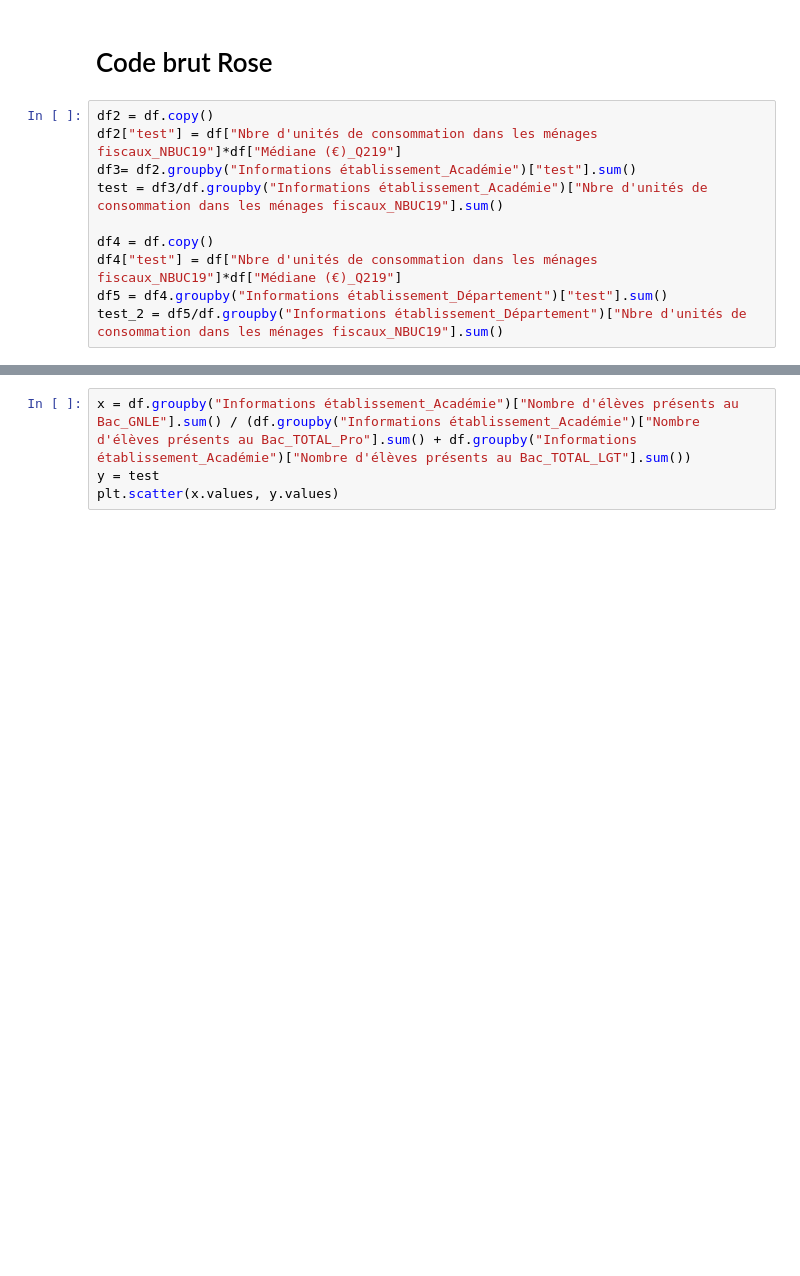
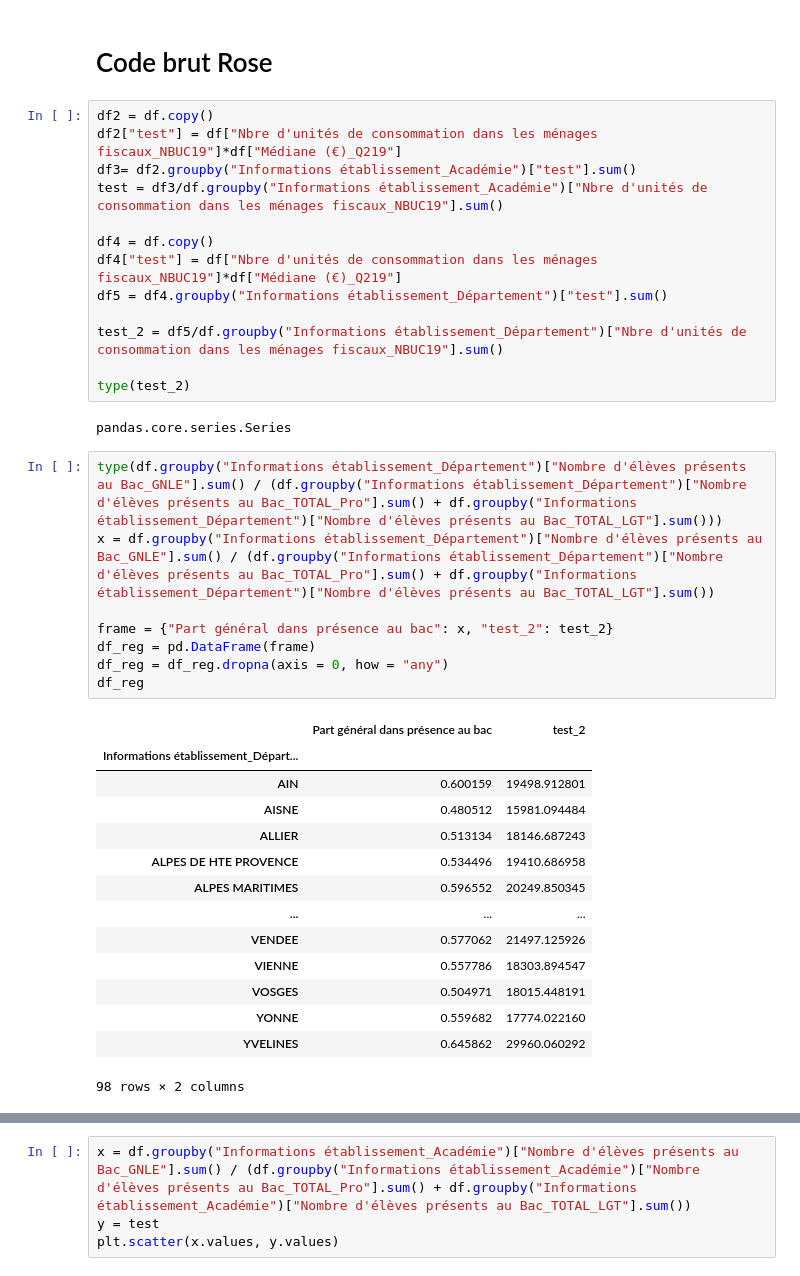
Before and after one commit to Acochepin/Python-2A---AC---JM---RS, a Jupyter notebook: Manipulation bases de données.ipynb, the cells around one changed output, grey strips where cells are left out. Drawn from its saved outputs; the diff is of its cells as text; blank space fills up the shorter version.

```diff
--- a/Manipulation bases de données.ipynb
+++ b/Manipulation bases de données.ipynb
@@ -740,5 +739,33 @@ test = df3/df.groupby("Informations établissement_Académie")["Nbre d'unités d
 df4 = df.copy()
 df4["test"] = df["Nbre d'unités de consommation dans les ménages fiscaux_NBUC19"]*df["Médiane (€)_Q219"]
 df5 = df4.groupby("Informations établissement_Département")["test"].sum()
+
 test_2 = df5/df.groupby("Informations établissement_Département")["Nbre d'unités de consommation dans les ménages fiscaux_NBUC19"].sum()
+
+type(test_2)
+# %% [output]
+pandas.core.series.Series
+# %%
+type(df.groupby("Informations établissement_Département")["Nombre d'élèves présents au Bac_GNLE"].sum() / (df.groupby("Informations établissement_Département")["Nombre d'élèves présents au Bac_TOTAL_Pro"].sum() + df.groupby("Informations établissement_Département")["Nombre d'élèves présents au Bac_TOTAL_LGT"].sum()))
+x = df.groupby("Informations établissement_Département")["Nombre d'élèves présents au Bac_GNLE"].sum() / (df.groupby("Informations établissement_Département")["Nombre d'élèves présents au Bac_TOTAL_Pro"].sum() + df.groupby("Informations établissement_Département")["Nombre d'élèves présents au Bac_TOTAL_LGT"].sum())
+
+frame = {"Part général dans présence au bac": x, "test_2": test_2}
+df_reg = pd.DataFrame(frame)
+df_reg = df_reg.dropna(axis = 0, how = "any")
+df_reg
+# %% [output]
+|  | Part général dans présence au bac | test_2 |
+| Informations établissement_Départ... |  |  |
+| AIN | 0.600159 | 19498.912801 |
+| AISNE | 0.480512 | 15981.094484 |
+| ALLIER | 0.513134 | 18146.687243 |
+| ALPES DE HTE PROVENCE | 0.534496 | 19410.686958 |
+| ALPES MARITIMES | 0.596552 | 20249.850345 |
+| ... | ... | ... |
+| VENDEE | 0.577062 | 21497.125926 |
+| VIENNE | 0.557786 | 18303.894547 |
+| VOSGES | 0.504971 | 18015.448191 |
+| YONNE | 0.559682 | 17774.022160 |
+| YVELINES | 0.645862 | 29960.060292 |
+98 rows × 2 columns
 # %%
```
Also changed, not shown: parts of 5 cells of this notebook.
